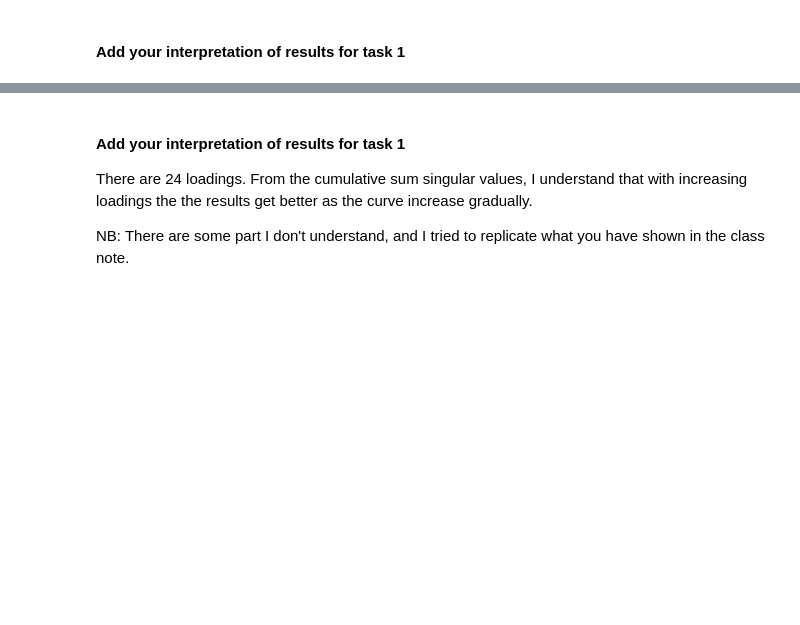
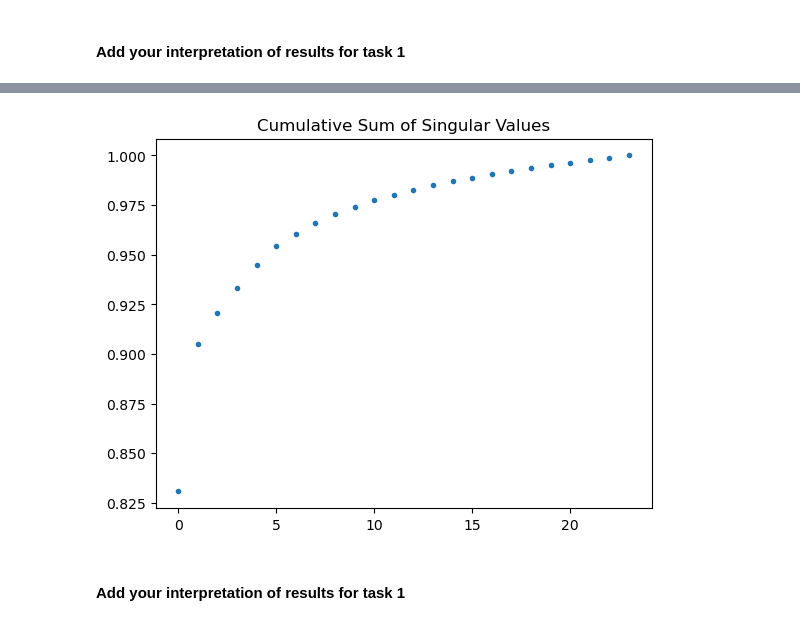
Before and after one commit to nazmul0310/geosf22_huda, a Jupyter notebook: E08_PointsInARegion_update.ipynb, the cells around one changed output, grey strips where cells are left out. Drawn from its saved outputs; the diff is of its cells as text; code cells hidden in the pictures; blank space fills up the shorter version.

```diff
--- a/E08_PointsInARegion_update.ipynb
+++ b/E08_PointsInARegion_update.ipynb
@@ -468,6 +503,9 @@ array([-2.63157895e-01, -2.36842105e-01, -2.10526316e-01, -1.84210526e-01,
-# %% [markdown]
-#### Add your interpretation of results for task 1
-
-There are 24 loadings. From the cumulative sum singular values, I understand that with increasing loadings the the results get better as the curve increase gradually.
-
-NB: There are some part I don't understand, and I tried to replicate what you have shown in the class note.
+# %%
+plt.figure()
+plt.plot(np.cumsum(s)/np.sum(s),'.')
+plt.title('Cumulative Sum of Singular Values')
+plt.show()
+# %% [output]
+[figure, added]
+# %% [markdown]
+#### Add your interpretation of results for task 1
```
Also changed, not shown: parts of 11 cells of this notebook, 2 other files.
